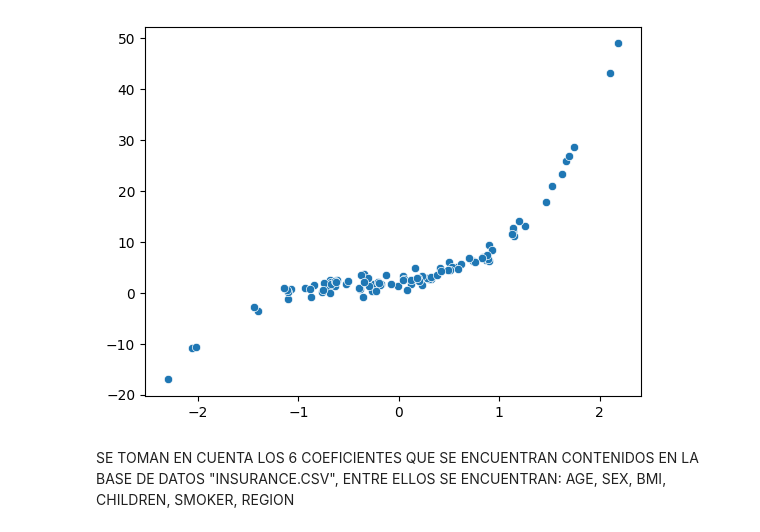
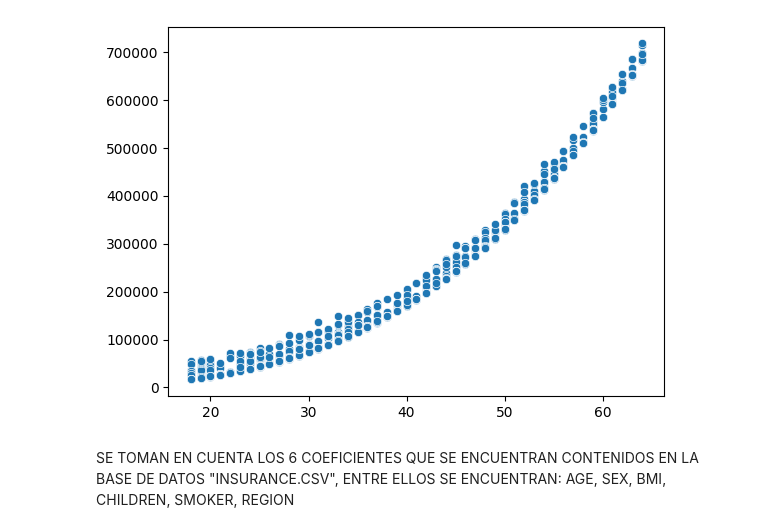
Before and after one commit to DanielRojas0830/Caso3, a Jupyter notebook: Caso3.ipynb, the cells around one changed output. Saved outputs shown, nothing was run; the diff lists cells and outputs as text; code cells hidden in the pictures.

```diff
--- a/Caso3.ipynb
+++ b/Caso3.ipynb
@@ -26,8 +22,16 @@ eps = eps = np.random.normal(0 ,1 , 100)
+# %%
+
+# Cargar el archivo CSV
+data = pd.read_csv('insurance.csv')
+
+# Supongamos que las columnas relevantes son 'age' y 'charges'
+x = data['age'].values
+y = data['charges'].values
 # %%
-y_np = 2 + 2*x + 3*(x**2) + 2.5*(x**3) + eps
+y_np = 2 + 2*x + 3*(x**2) + 2.5*(x**3) + y
 sns.scatterplot(x=x, y=y_np);
 # %% [output]
-[figure, old version]
+[figure, new version]
 # %%
 def get_models(k, X, y):
     """
```
Also changed, not shown: parts of 4 cells of this notebook.
